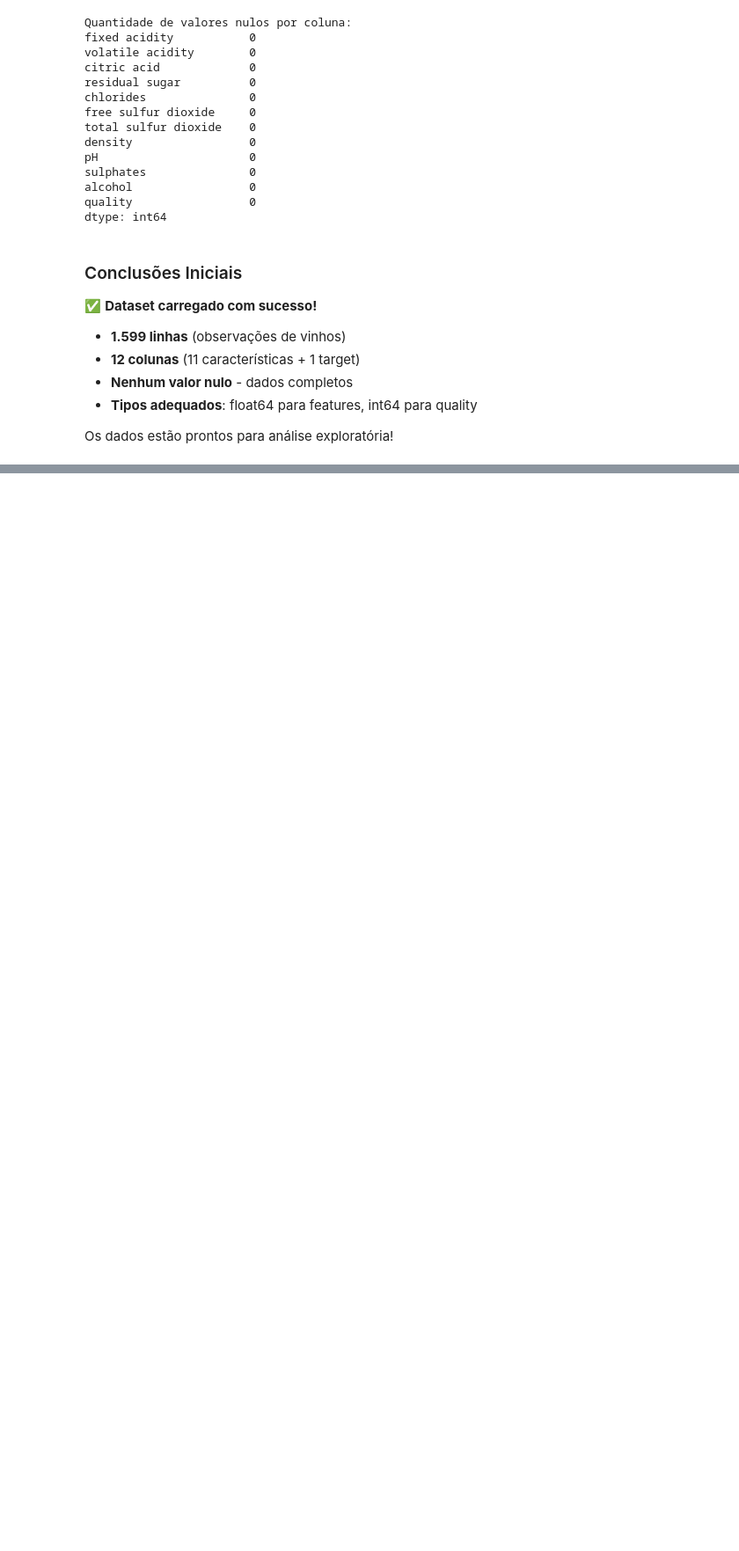
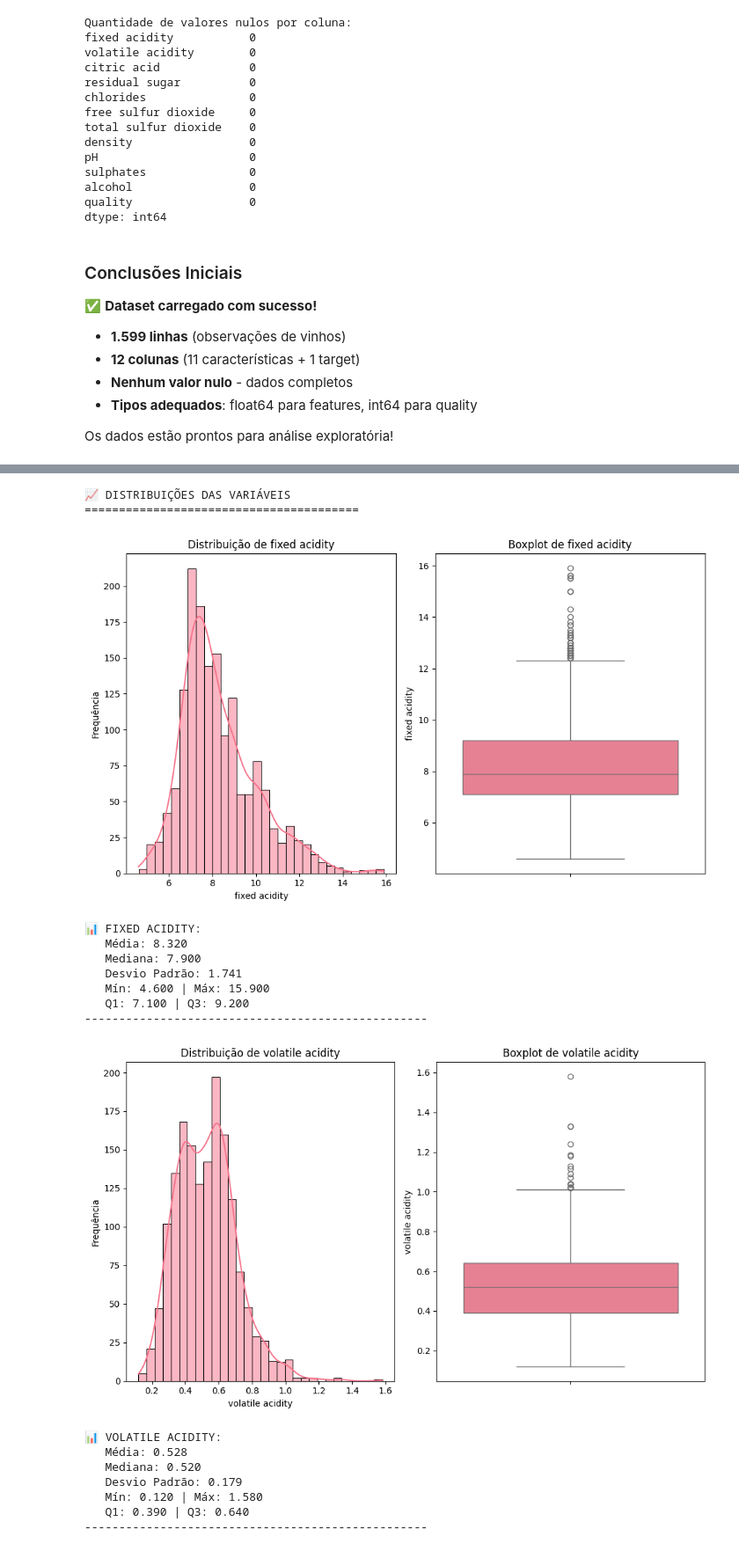
Before and after one commit to Guilherme0202PM/wine-data-science-case, a Jupyter notebook: Case_vinhos.ipynb, the cells around one changed output, grey strips where cells are left out. Shown at 88% size. Saved outputs shown, nothing was run; the diff lists cells and outputs as text; code cells hidden in the pictures; blank space fills up the shorter version.

```diff
--- a/Case_vinhos.ipynb
+++ b/Case_vinhos.ipynb
@@ -167,0 +195,55 @@ Os dados estão prontos para análise exploratória!
+# %%
+# Configuração para melhor visualização
+plt.style.use('default')
+sns.set_palette("husl")
+
+# Visualização das distribuições de todas as variáveis
+print("📈 DISTRIBUIÇÕES DAS VARIÁVEIS")
+print("="*40)
+
+for col in df.columns:
+    plt.figure(figsize=(10, 6))
+
+    # Subplot 1: Histograma
+    plt.subplot(1, 2, 1)
+    sns.histplot(data=df, x=col, bins=30, kde=True)
+    plt.title(f'Distribuição de {col}')
+    plt.xlabel(col)
+    plt.ylabel('Frequência')
+
+    # Subplot 2: Boxplot
+    plt.subplot(1, 2, 2)
+    sns.boxplot(data=df, y=col)
+    plt.title(f'Boxplot de {col}')
+    plt.ylabel(col)
+
+    plt.tight_layout()
+    plt.show()
+
+    # Estatísticas básicas
+    print(f"\n📊 {col.upper()}:")
+    print(f"   Média: {df[col].mean():.3f}")
+    print(f"   Mediana: {df[col].median():.3f}")
+    print(f"   Desvio Padrão: {df[col].std():.3f}")
+    print(f"   Mín: {df[col].min():.3f} | Máx: {df[col].max():.3f}")
+    print(f"   Q1: {df[col].quantile(0.25):.3f} | Q3: {df[col].quantile(0.75):.3f}")
+    print("-" * 50)
+# %% [output]
+📈 DISTRIBUIÇÕES DAS VARIÁVEIS
+========================================
+[figure, added]
+📊 FIXED ACIDITY:
+   Média: 8.320
+   Mediana: 7.900
+   Desvio Padrão: 1.741
+   Mín: 4.600 | Máx: 15.900
+   Q1: 7.100 | Q3: 9.200
+--------------------------------------------------
+[figure, added]
+📊 VOLATILE ACIDITY:
+   Média: 0.528
+   Mediana: 0.520
+   Desvio Padrão: 0.179
+   Mín: 0.120 | Máx: 1.580
+   Q1: 0.390 | Q3: 0.640
+--------------------------------------------------
```
Also changed, not shown: parts of 12 cells of this notebook.
